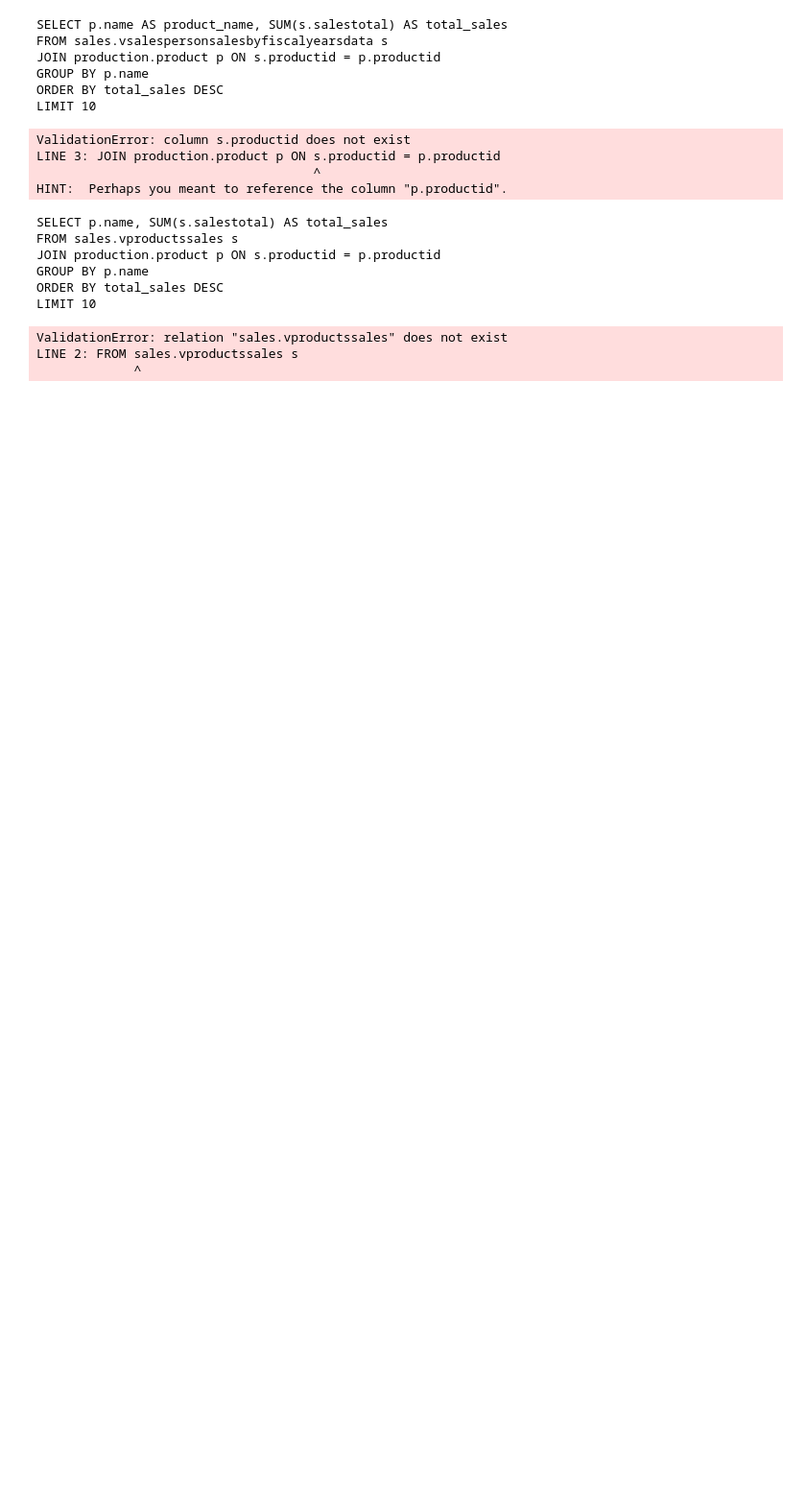
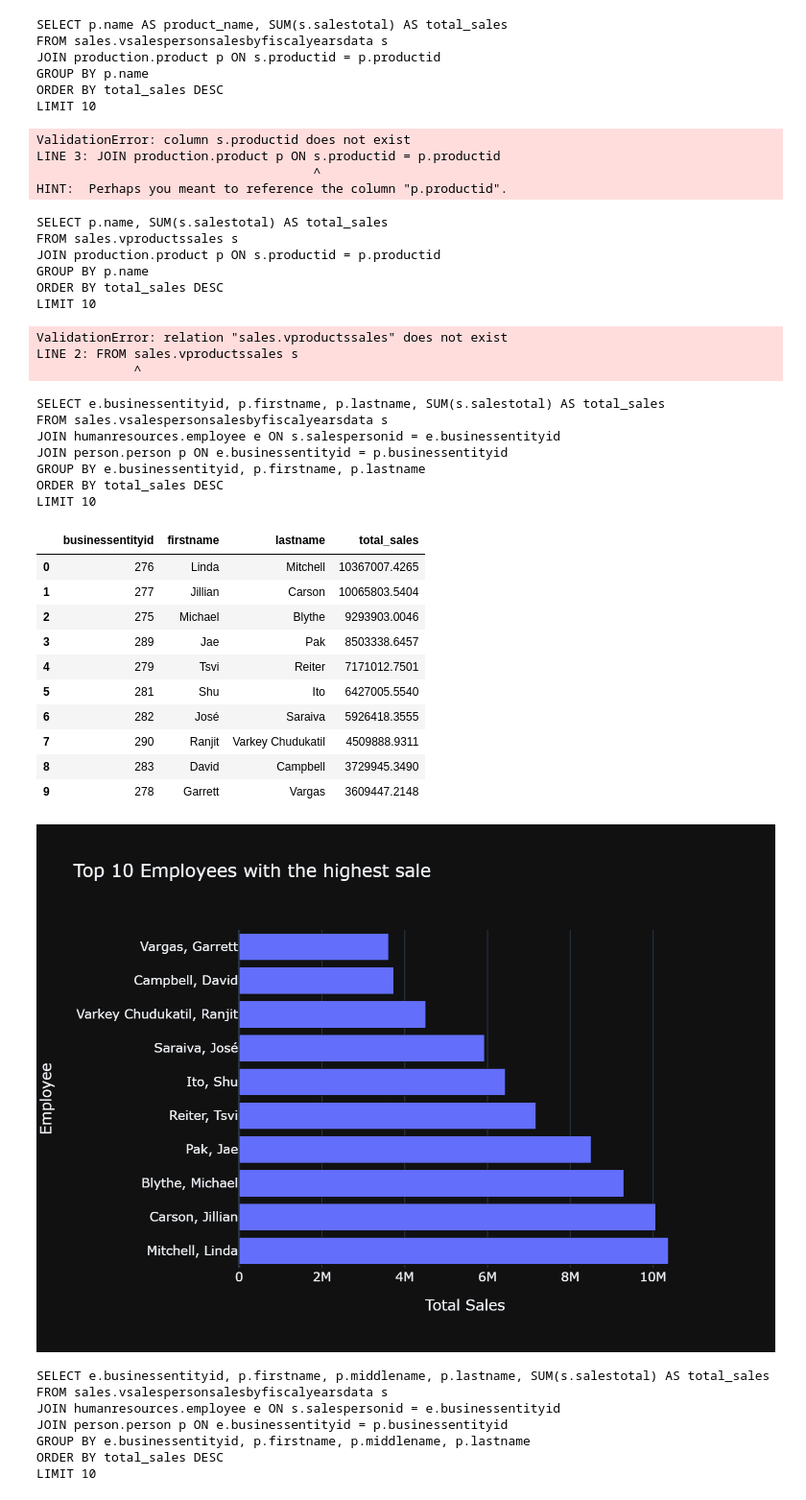
Before and after one commit to pedro-geraghty-sw/rag-vanna-poc, a Jupyter notebook: pgf-22012024/train_model.ipynb, the cells around one changed output. Shown at 96% size. Drawn from its saved outputs; the diff is of its cells as text; code cells hidden in the pictures; blank space fills up the shorter version.

```diff
--- a/pgf-22012024/train_model.ipynb
+++ b/pgf-22012024/train_model.ipynb
@@ -183,3 +183,35 @@ LIMIT 10
 ValidationError: relation "sales.vproductssales" does not exist
 LINE 2: FROM sales.vproductssales s
              ^
+# %%
+vn.ask("Top 10 Employees with the highest sale")
+vn.ask("and what are their middlenames?")
+vn.ask("and where they live?")
+vn.ask("and what are their emails?")
+# %% [output]
+SELECT e.businessentityid, p.firstname, p.lastname, SUM(s.salestotal) AS total_sales
+FROM sales.vsalespersonsalesbyfiscalyearsdata s
+JOIN humanresources.employee e ON s.salespersonid = e.businessentityid
+JOIN person.person p ON e.businessentityid = p.businessentityid
+GROUP BY e.businessentityid, p.firstname, p.lastname
+ORDER BY total_sales DESC
+LIMIT 10
+|  | businessentityid | firstname | lastname | total_sales |
+| 0 | 276 | Linda | Mitchell | 10367007.4265 |
+| 1 | 277 | Jillian | Carson | 10065803.5404 |
+| 2 | 275 | Michael | Blythe | 9293903.0046 |
+| 3 | 289 | Jae | Pak | 8503338.6457 |
+| 4 | 279 | Tsvi | Reiter | 7171012.7501 |
+| 5 | 281 | Shu | Ito | 6427005.5540 |
+| 6 | 282 | José | Saraiva | 5926418.3555 |
+| 7 | 290 | Ranjit | Varkey Chudukatil | 4509888.9311 |
+| 8 | 283 | David | Campbell | 3729945.3490 |
+| 9 | 278 | Garrett | Vargas | 3609447.2148 |
+[figure, added]
+SELECT e.businessentityid, p.firstname, p.middlename, p.lastname, SUM(s.salestotal) AS total_sales
+FROM sales.vsalespersonsalesbyfiscalyearsdata s
+JOIN humanresources.employee e ON s.salespersonid = e.businessentityid
+JOIN person.person p ON e.businessentityid = p.businessentityid
+GROUP BY e.businessentityid, p.firstname, p.middlename, p.lastname
+ORDER BY total_sales DESC
+LIMIT 10
```
Also changed, not shown: parts of 1 cell of this notebook.
